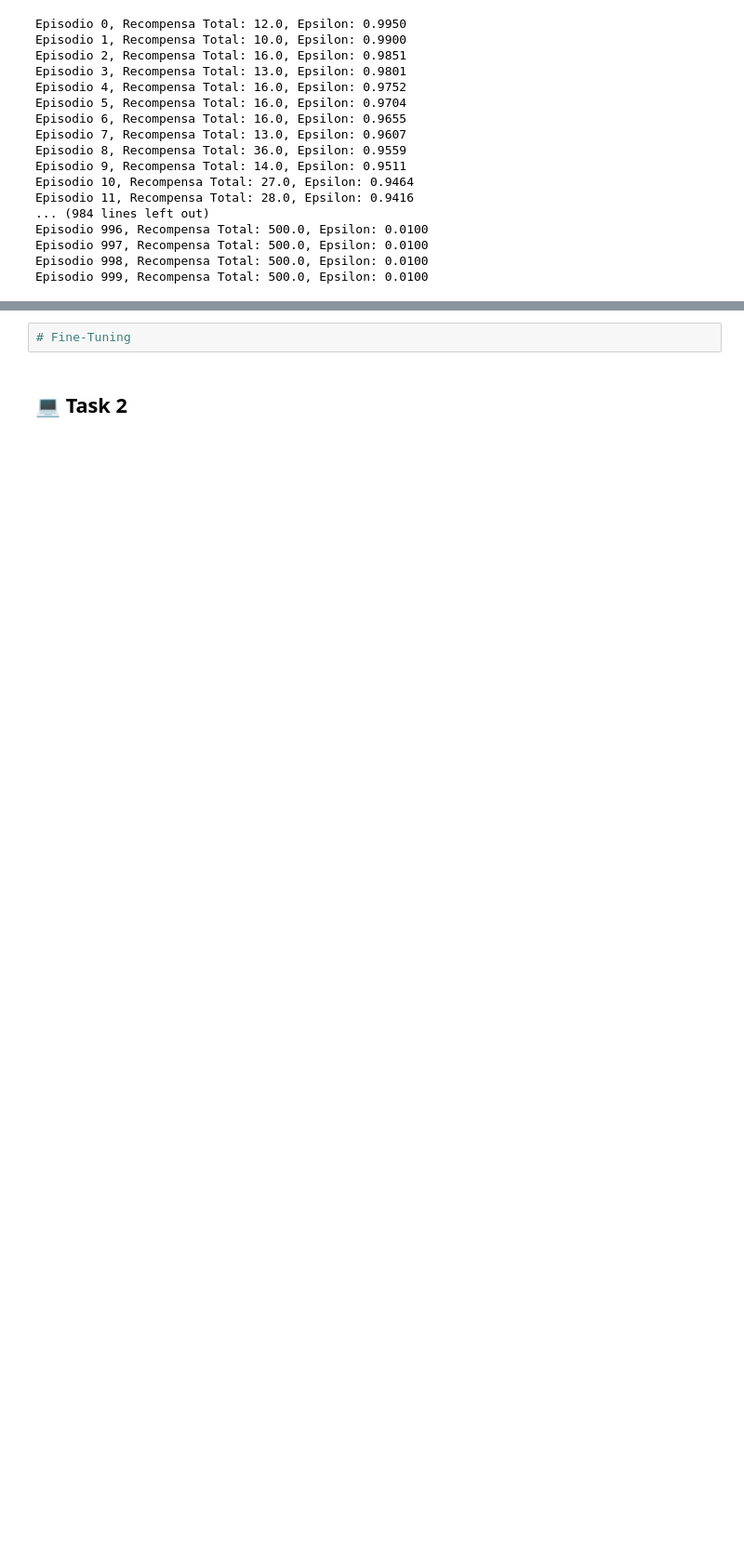
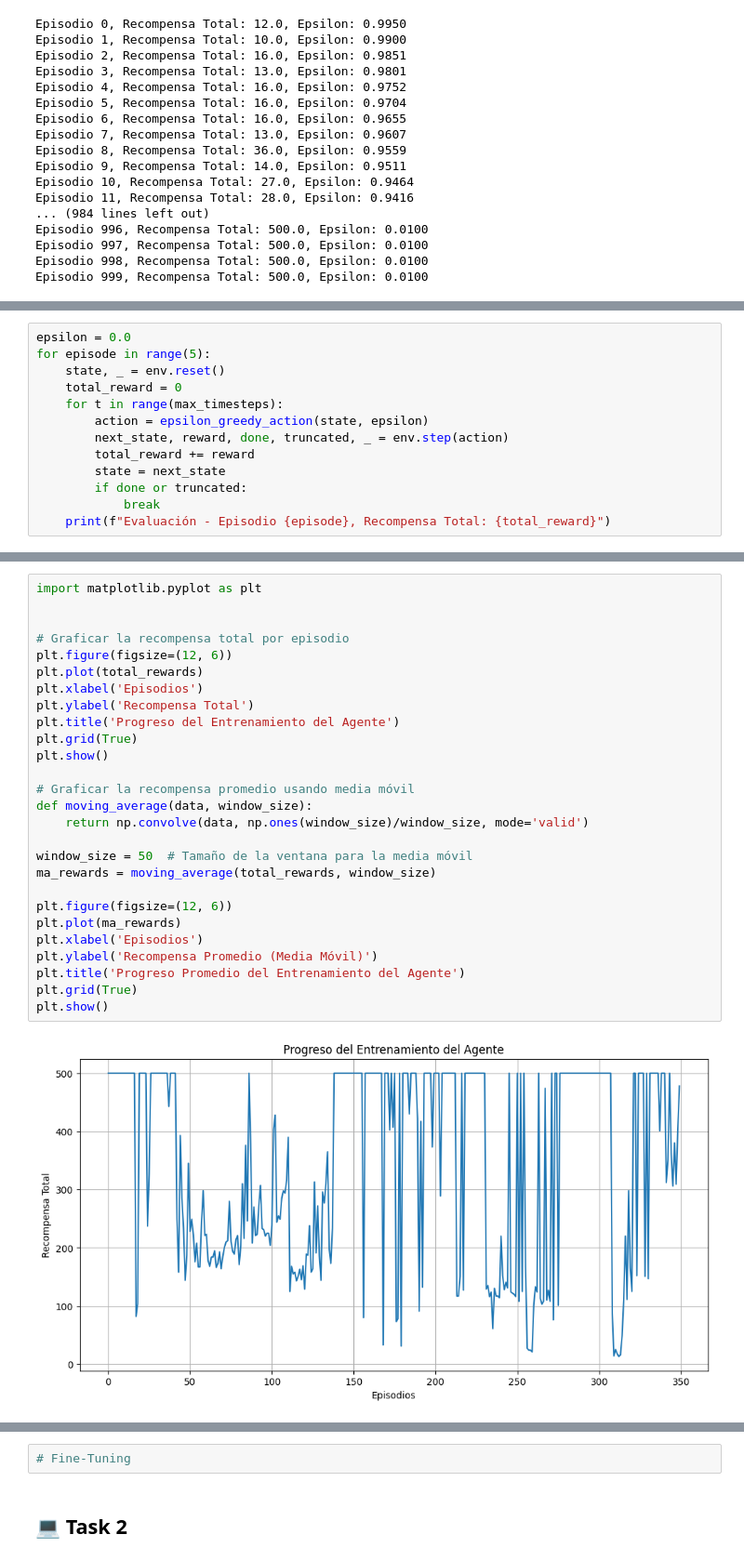
Before and after one commit to LINDAINES213/Lab07_DL, a Jupyter notebook: Lab07.ipynb, the cells around one changed output, grey strips where cells are left out. Shown: that part at 93% size. Saved outputs shown, nothing was run; the diff lists cells and outputs as text; blank space fills up the shorter version.

```diff
--- a/Lab07.ipynb
+++ b/Lab07.ipynb
@@ -269,0 +264,13 @@ Episodio 999, Recompensa Total: 500.0, Epsilon: 0.0100
+# %%
+epsilon = 0.0
+for episode in range(5):
+    state, _ = env.reset()
+    total_reward = 0
+    for t in range(max_timesteps):
+        action = epsilon_greedy_action(state, epsilon)
+        next_state, reward, done, truncated, _ = env.step(action)
+        total_reward += reward
+        state = next_state
+        if done or truncated:
+            break
+    print(f"Evaluación - Episodio {episode}, Recompensa Total: {total_reward}")
@@ -269,0 +392,29 @@ Episodio 999, Recompensa Total: 500.0, Epsilon: 0.0100
+# %%
+import matplotlib.pyplot as plt
+
+
+# Graficar la recompensa total por episodio
+plt.figure(figsize=(12, 6))
+plt.plot(total_rewards)
+plt.xlabel('Episodios')
+plt.ylabel('Recompensa Total')
+plt.title('Progreso del Entrenamiento del Agente')
+plt.grid(True)
+plt.show()
+
+# Graficar la recompensa promedio usando media móvil
+def moving_average(data, window_size):
+    return np.convolve(data, np.ones(window_size)/window_size, mode='valid')
+
+window_size = 50  # Tamaño de la ventana para la media móvil
+ma_rewards = moving_average(total_rewards, window_size)
+
+plt.figure(figsize=(12, 6))
+plt.plot(ma_rewards)
+plt.xlabel('Episodios')
+plt.ylabel('Recompensa Promedio (Media Móvil)')
+plt.title('Progreso Promedio del Entrenamiento del Agente')
+plt.grid(True)
+plt.show()
+# %% [output]
+[figure, added]
```
Also changed, not shown: parts of 7 cells of this notebook.
